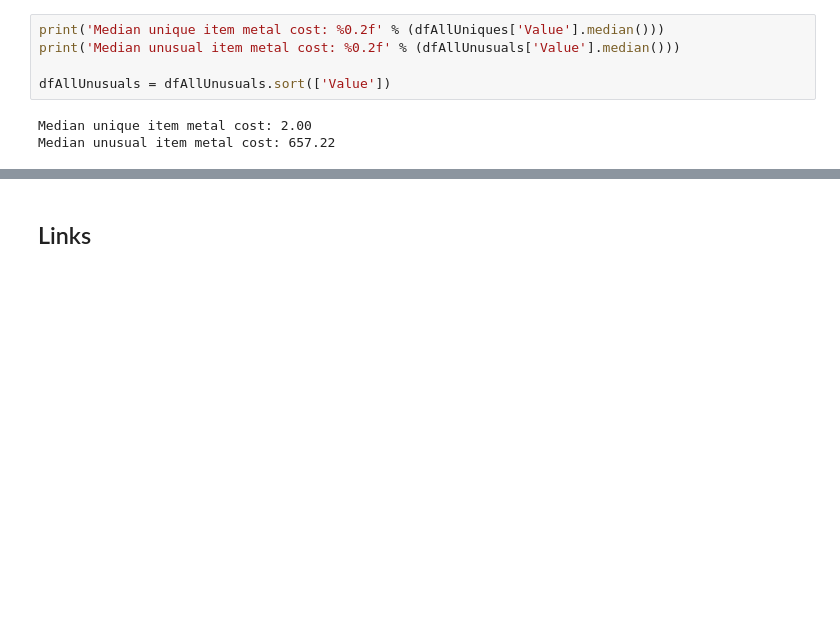
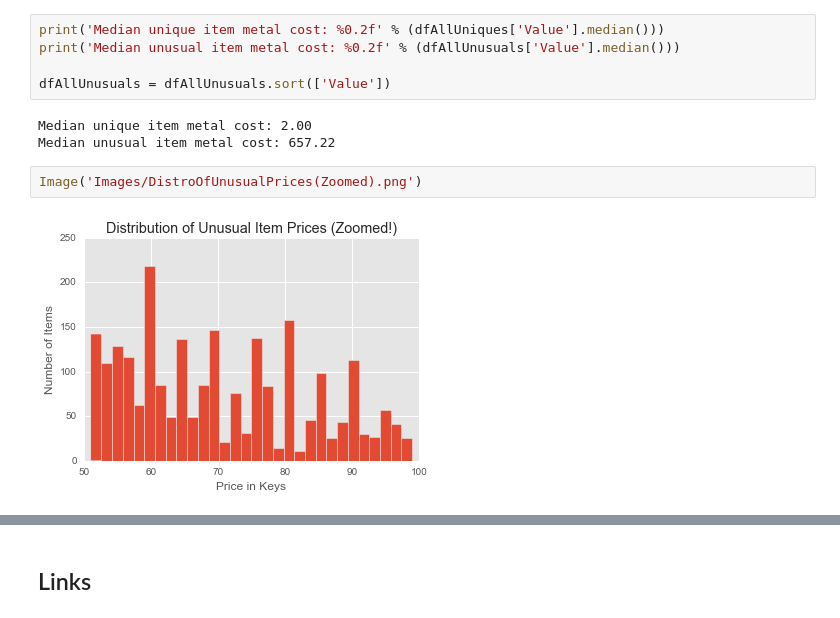
Before and after one commit to NithinPerumal/SteamMarketAnalysis, a Jupyter notebook: IPython Notebook/FinalReport.ipynb, the cells around one changed output, grey strips where cells are left out. Drawn from its saved outputs; the diff is of its cells as text; blank space fills up the shorter version.

```diff
--- a/IPython Notebook/FinalReport.ipynb
+++ b/IPython Notebook/FinalReport.ipynb
@@ -346,3 +344,7 @@ dfAllUnusuals = dfAllUnusuals.sort(['Value'])
 # %% [output]
 Median unique item metal cost: 2.00
 Median unusual item metal cost: 657.22
+# %%
+Image('Images/DistroOfUnusualPrices(Zoomed).png')
+# %% [output]
+[figure, added]
```
Also changed, not shown: parts of 12 cells of this notebook.
